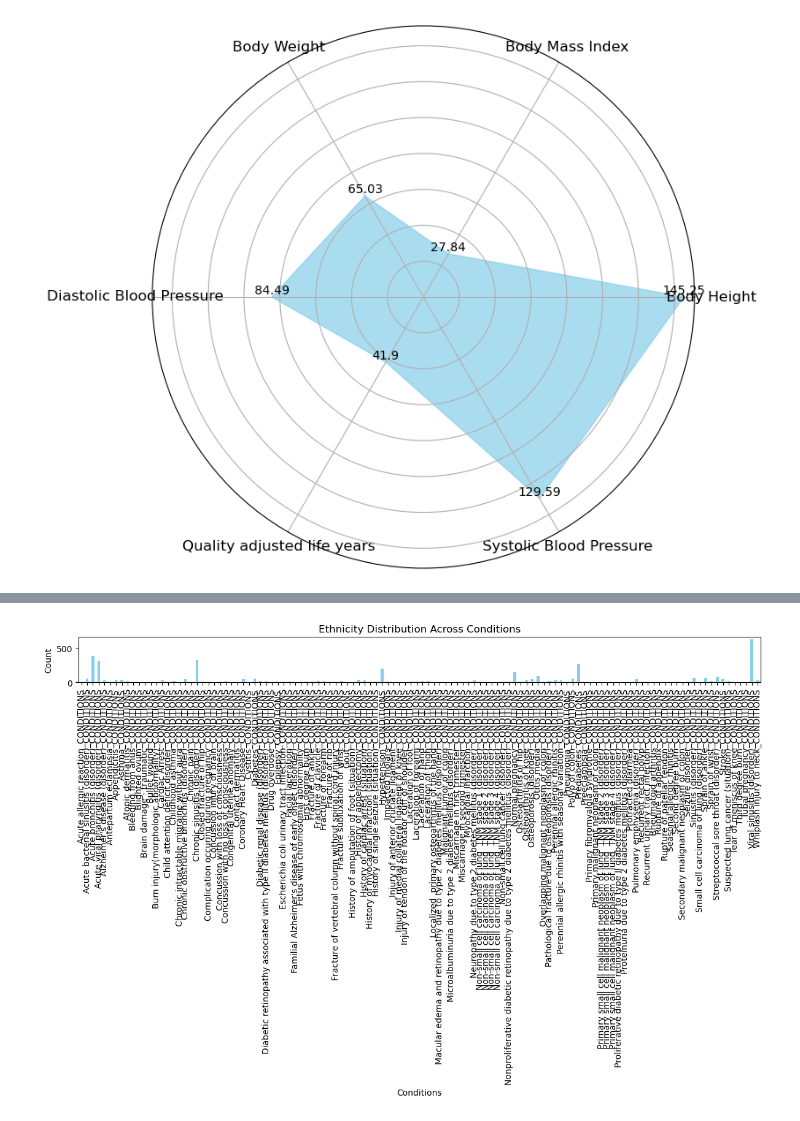
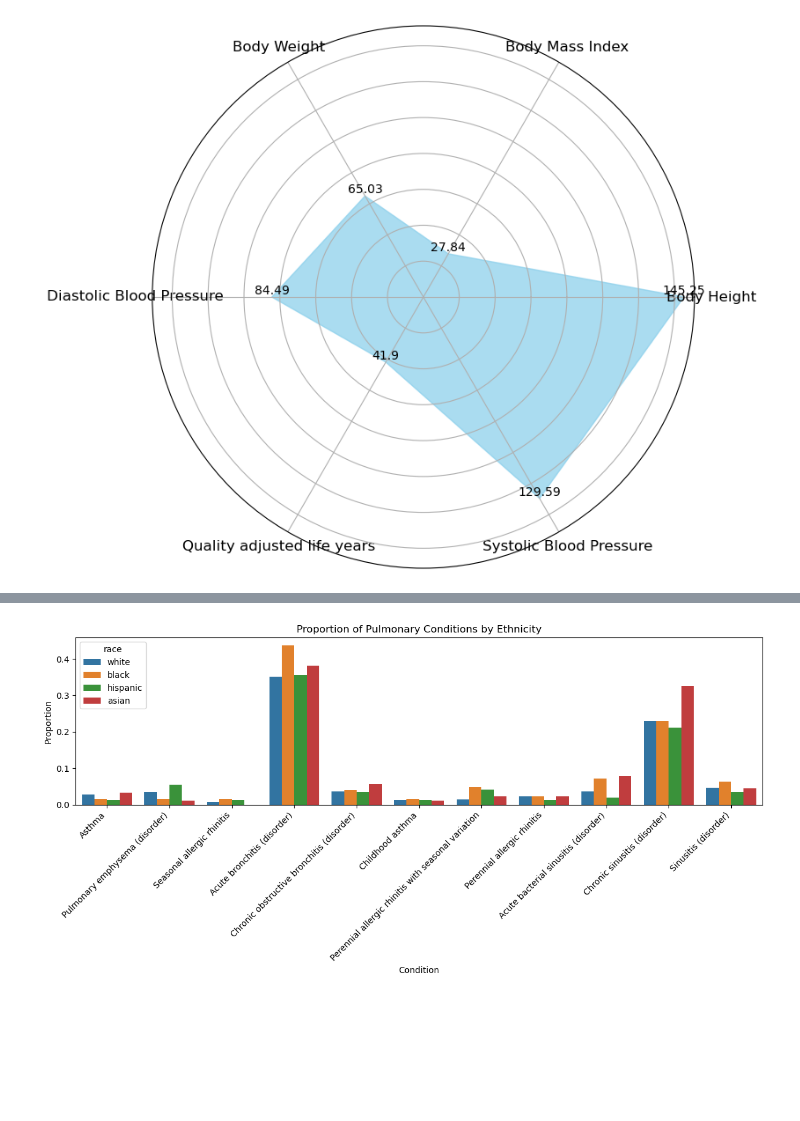
Before and after one commit to esseiple/MedicalBiasJLS, a Jupyter notebook: AnalysisDoc.ipynb, the cells around one changed output, grey strips where cells are left out. Cells and saved outputs as stored; diff of their text form; code cells hidden in the pictures; blank space fills up the shorter version.

Commit message:
making graphs and cleaning birthplaces

```diff
--- a/AnalysisDoc.ipynb
+++ b/AnalysisDoc.ipynb
@@ -238,22 +209,22 @@ lungs.head()
-# %%
-# Assuming your data is stored in a DataFrame named df
-
-df = lungs
-
-# Extracting ethnicity columns
-ethnicity_columns = [col for col in df.columns if '_CONDITIONS' in col]
-
-# Summing up ethnicity across conditions
-ethnicity_counts = df[ethnicity_columns].sum()
-
-# Plotting
-plt.figure(figsize=(12, 8))
-ethnicity_counts.plot(kind='bar', color='skyblue')
-plt.title('Ethnicity Distribution Across Conditions')
-plt.xlabel('Conditions')
-plt.ylabel('Count')
-plt.xticks(rotation=90)
-plt.tight_layout()
-plt.show()
-# %% [output]
-[figure, removed]
+# %%
+import seaborn as sns
+
+# Get the columns ending with '_CONDITIONS'
+condition_columns = [col for col in lungs.columns if col.endswith('_CONDITIONS')]
+
+# Melt the DataFrame to long format
+melted_df = pd.melt(lungs, id_vars=['race'], value_vars=condition_columns)
+
+clean_condition_labels = [col.replace('_CONDITIONS', '') for col in condition_columns]
+
+
+plt.figure(figsize=(12, 6))
+sns.barplot(x='variable', y='value', hue='race', data=melted_df, errorbar=None)
+plt.xticks(ticks=range(len(clean_condition_labels)), labels=clean_condition_labels, rotation=45, ha='right')
+plt.xlabel('Condition')
+plt.ylabel('Proportion')
+plt.title('Proportion of Pulmonary Conditions by Ethnicity')
+plt.tight_layout()
+plt.show()
+# %% [output]
+[figure, added]
```
Also changed, not shown: parts of 5 cells of this notebook, 7 other files.
